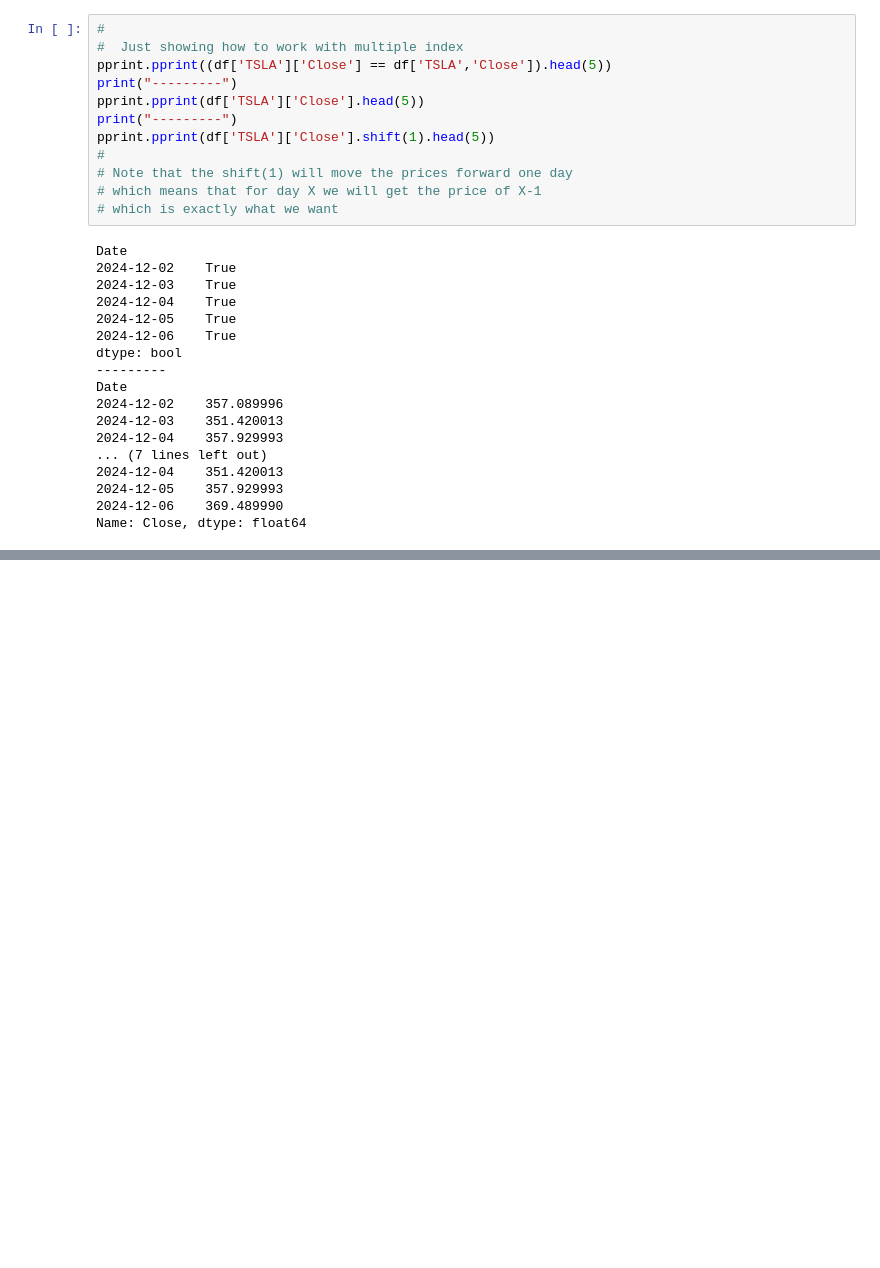
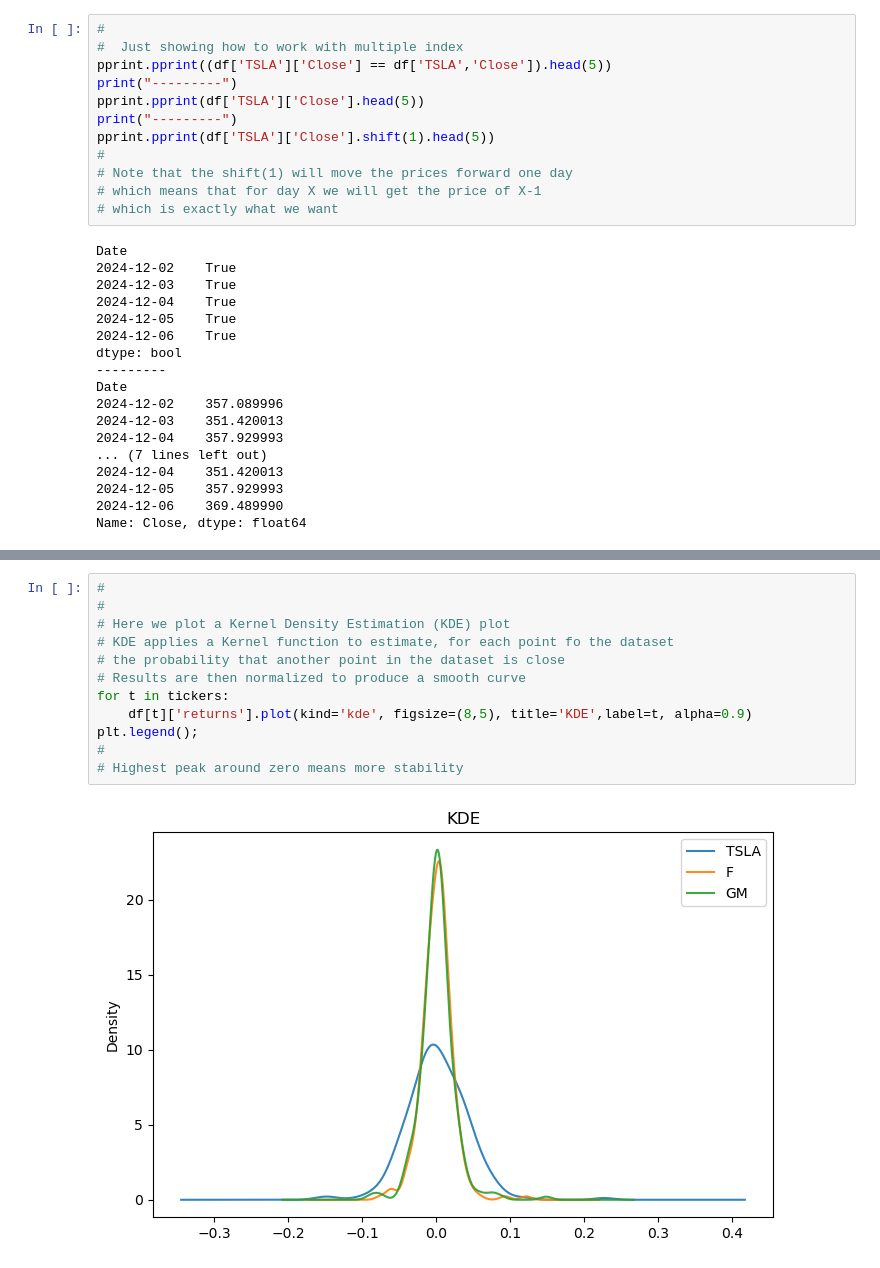
Before and after one commit to valeriog2023/udemy, a Jupyter notebook: Python_For_Financial_Analysis/Cap9/Capstone_exercise2.ipynb, the cells around one changed output, grey strips where cells are left out. Drawn from its saved outputs; the diff is of its cells as text; blank space fills up the shorter version.

```diff
--- a/Python_For_Financial_Analysis/Cap9/Capstone_exercise2.ipynb
+++ b/Python_For_Financial_Analysis/Cap9/Capstone_exercise2.ipynb
@@ -88,0 +145,14 @@ KeyError: 'Close'
+# %%
+#
+#
+# Here we plot a Kernel Density Estimation (KDE) plot
+# KDE applies a Kernel function to estimate, for each point fo the dataset
+# the probability that another point in the dataset is close
+# Results are then normalized to produce a smooth curve
+for t in tickers:
+    df[t]['returns'].plot(kind='kde', figsize=(8,5), title='KDE',label=t, alpha=0.9)
+plt.legend();
+#
+# Highest peak around zero means more stability
+# %% [output]
+[figure, added]
```
Also changed, not shown: parts of 16 cells of this notebook.
